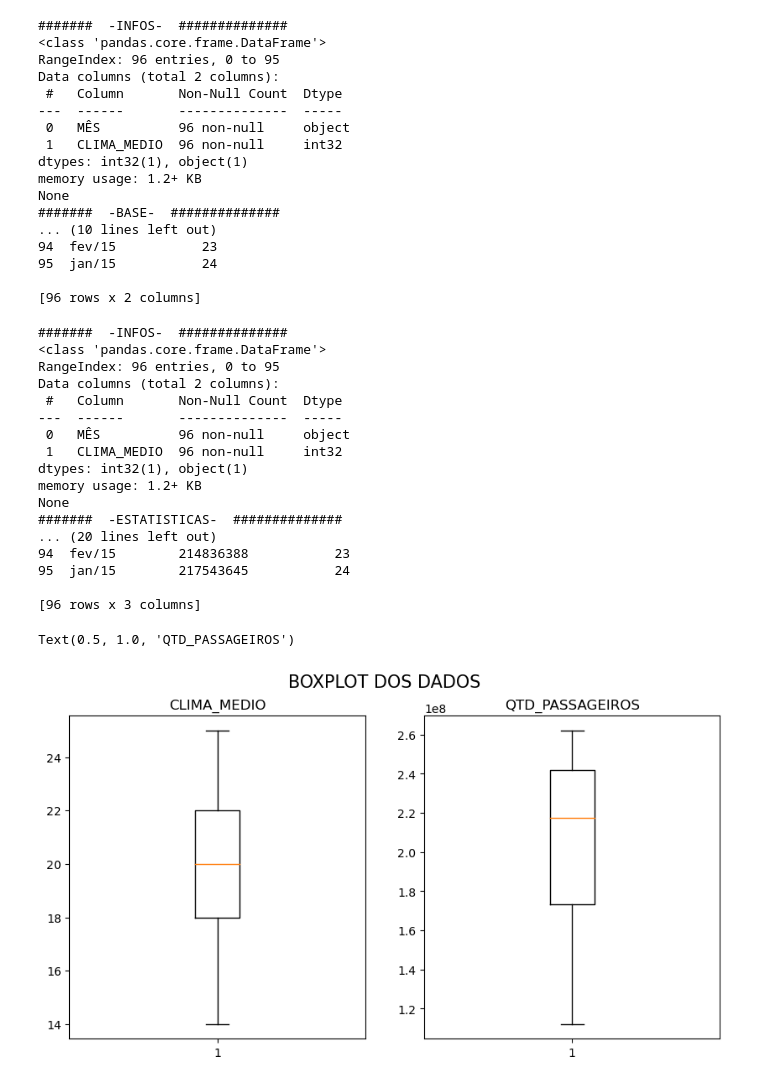
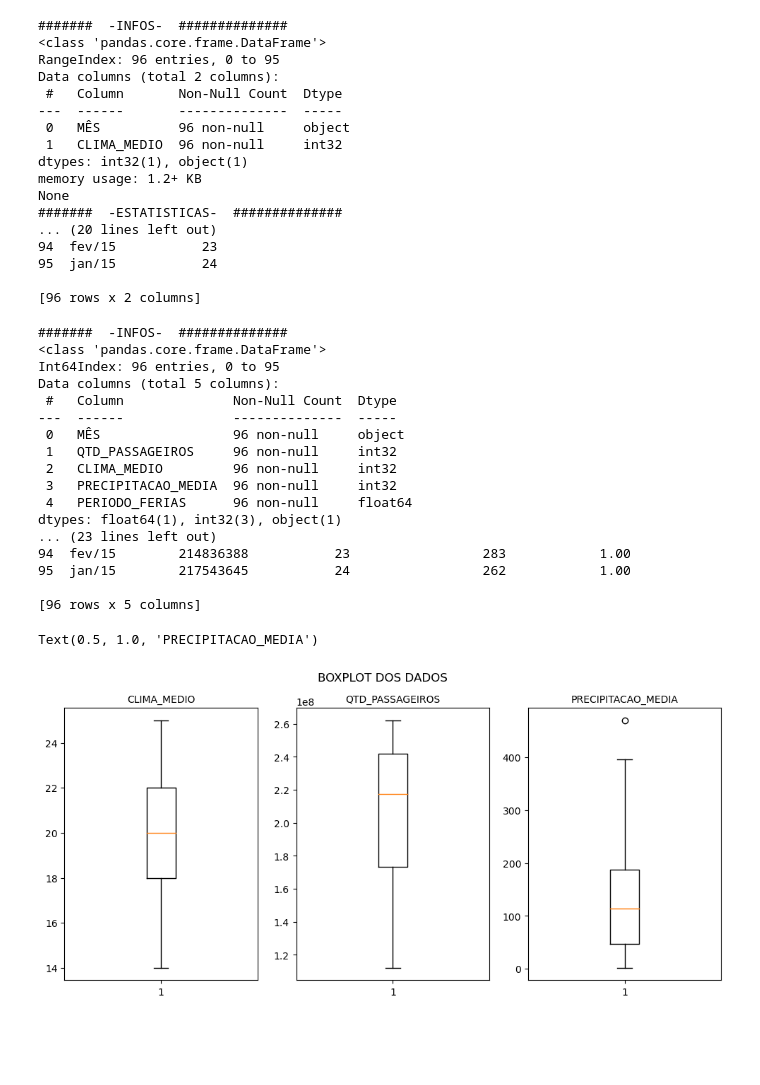
Before and after one commit to iugamil/TRANSPORTE_PUBLICO_E_CLIMA, a Jupyter notebook: MODELO_REGLINEAR.ipynb, the cells around one changed output. Saved outputs shown, nothing was run; the diff lists cells and outputs as text; code cells hidden in the pictures; blank space fills up the shorter version.

```diff
--- a/MODELO_REGLINEAR.ipynb
+++ b/MODELO_REGLINEAR.ipynb
@@ -66,17 +148,14 @@ None
 caminho_df = (r"C:/Users/Guilh/OneDrive/Área de Trabalho/1-MATERIAIS DE ESTUDO/01 - DIVERSOS/02-SPTRANS_PASSAGEIROS_CHUVA/01-INPUT/CLIMA.csv")
 
 clima = pd.read_csv(caminho_df, encoding='ANSI', sep=";")
-df_clima = clima.iloc[0:4,[-1,-3]]
-df_clima.loc[df_clima['NUM_ANO_MES'] == 202212, 'MÊS'] = 'dez/22'
-df_clima.loc[df_clima['NUM_ANO_MES'] == 202301, 'MÊS'] = 'jan/23'
-df_clima.loc[df_clima['NUM_ANO_MES'] == 202302, 'MÊS'] = 'fev/23'
-df_clima.loc[df_clima['NUM_ANO_MES'] == 202303, 'MÊS'] = 'mar/23'
 df_clima = clima.iloc[:,[2,-3]]
 df_clima = df_clima.rename(columns={"MÉDIA_MENSAL":"CLIMA_MEDIO"})
 df_clima['CLIMA_MEDIO'] = df_clima['CLIMA_MEDIO'].astype(int)
 
 print("#######  -INFOS-  ##############")
 print(df_clima.info())
+print("#######  -ESTATISTICAS-  ##############")
+print(df_clima.describe())
 print("#######  -BASE-  ##############")
 print(df_clima)
 # %% [output]
@@ -91,8 +170,8 @@ Data columns (total 2 columns):
 dtypes: int32(1), object(1)
 memory usage: 1.2+ KB
 None
-#######  -BASE-  ##############
-... (10 lines left out)
+#######  -ESTATISTICAS-  ##############
+... (20 lines left out)
 94  fev/15           23
 95  jan/15           24
 
@@ -101,8 +180,15 @@ None
 # COMBINANDO OS DATAFRAMES - INNER JOIN
 
 df_objetivo =  pd.merge(df_transporte,df_clima, left_on = 'MÊS', right_on = 'MÊS', how = 'inner')
+df_objetivo =  pd.merge(df_objetivo,df_chuva, left_on = 'MÊS', right_on = 'MÊS', how = 'inner')
+df_objetivo.loc[df_objetivo['MÊS'].isin(['dez/15','dez/16','dez/17','dez/18','dez/19','dez/21','dez/22','dez/23']),'PERIODO_FERIAS'] = 1
+df_objetivo.loc[df_objetivo['MÊS'].isin(['jan/15','jan/16','jan/17','jan/18','jan/19','jan/21','jan/22','jan/23']),'PERIODO_FERIAS'] = 1
+df_objetivo.loc[df_objetivo['MÊS'].isin(['fev/15','fev/16','fev/17','fev/18','fev/19','fev/21','fev/22','fev/23']),'PERIODO_FERIAS'] = 1
+df_objetivo.loc[df_objetivo['MÊS'].isin(['jul/15','jul/16','jul/17','jul/18','jul/19','jul/21','jul/22','jul/23']),'PERIODO_FERIAS'] = 1
+df_objetivo['PERIODO_FERIAS'].fillna(0,inplace=True)
+
 print("#######  -INFOS-  ##############")
-print(df_clima.info())
+print(df_objetivo.info())
 print("#######  -ESTATISTICAS-  ##############")
 print(df_objetivo.describe())
 print("#######  -BASE-  ##############")
@@ -110,40 +196,54 @@ print(df_objetivo)
 # %% [output]
 #######  -INFOS-  ##############
 <class 'pandas.core.frame.DataFrame'>
-RangeIndex: 96 entries, 0 to 95
-Data columns (total 2 columns):
- #   Column       Non-Null Count  Dtype
----  ------       --------------  -----
- 0   MÊS          96 non-null     object
- 1   CLIMA_MEDIO  96 non-null     int32
-dtypes: int32(1), object(1)
-memory usage: 1.2+ KB
-None
-#######  -ESTATISTICAS-  ##############
-... (20 lines left out)
-94  fev/15        214836388           23
-95  jan/15        217543645           24
+Int64Index: 96 entries, 0 to 95
+Data columns (total 5 columns):
+ #   Column              Non-Null Count  Dtype
+---  ------              --------------  -----
+ 0   MÊS                 96 non-null     object
+ 1   QTD_PASSAGEIROS     96 non-null     int32
+ 2   CLIMA_MEDIO         96 non-null     int32
+ 3   PRECIPITACAO_MEDIA  96 non-null     int32
+ 4   PERIODO_FERIAS      96 non-null     float64
+dtypes: float64(1), int32(3), object(1)
+... (23 lines left out)
+94  fev/15        214836388           23                 283            1.00
+95  jan/15        217543645           24                 262            1.00
 
-[96 rows x 3 columns]
+[96 rows x 5 columns]
 # %%
-## VERIFICANDO OS DATASETS - GRAFICAMENTE
+## VERIFICANDO O DATASET - BOXPLOT
 
-figura= plt.figure(figsize=(10, 5))
-figura.suptitle('BOXPLOT DOS DADOS', fontsize=(15))
+'''
+Aqui estamos verificando em ordem, e baixo para cima: o valor mínimo, o primeiro quartil,
+o segundo quatil (mediana), o terceiro quartil, o valor máximo e os outliers.
+Em cada um dos BOXPLOT das variáveis.
 
-figura.add_subplot(121)
+A variável PERIODO_FERIAS não possui boxplot porque é binária
+'''
+
+figura= plt.figure(figsize=(12, 5))
+figura.suptitle('BOXPLOT DOS DADOS', fontsize=(12))
+
+figura.add_subplot(131)
 plt.boxplot(df_objetivo['CLIMA_MEDIO'], showfliers=True)
 #criando o boxplot e verificando os outliers
-plt.title('CLIMA_MEDIO')
+plt.title('CLIMA_MEDIO', fontsize=(10))
 
 
-figura.add_subplot(122)
+figura.add_subplot(132)
 plt.boxplot(df_objetivo['QTD_PASSAGEIROS'], showfliers=True)
 #criando o boxplot e verificando os outliers
-plt.title('QTD_PASSAGEIROS')
+plt.title('QTD_PASSAGEIROS', fontsize=(10))
+
+
+figura.add_subplot(133)
+plt.boxplot(df_objetivo['PRECIPITACAO_MEDIA'], showfliers=True)
+#criando o boxplot e verificando os outliers
+plt.title('PRECIPITACAO_MEDIA', fontsize=(10))
 # %% [output]
-Text(0.5, 1.0, 'QTD_PASSAGEIROS')
+Text(0.5, 1.0, 'PRECIPITACAO_MEDIA')
-[figure, old version]
+[figure, new version]
 # %%
 ## HEATMAP
 
```
Also changed, not shown: parts of 12 cells of this notebook.
